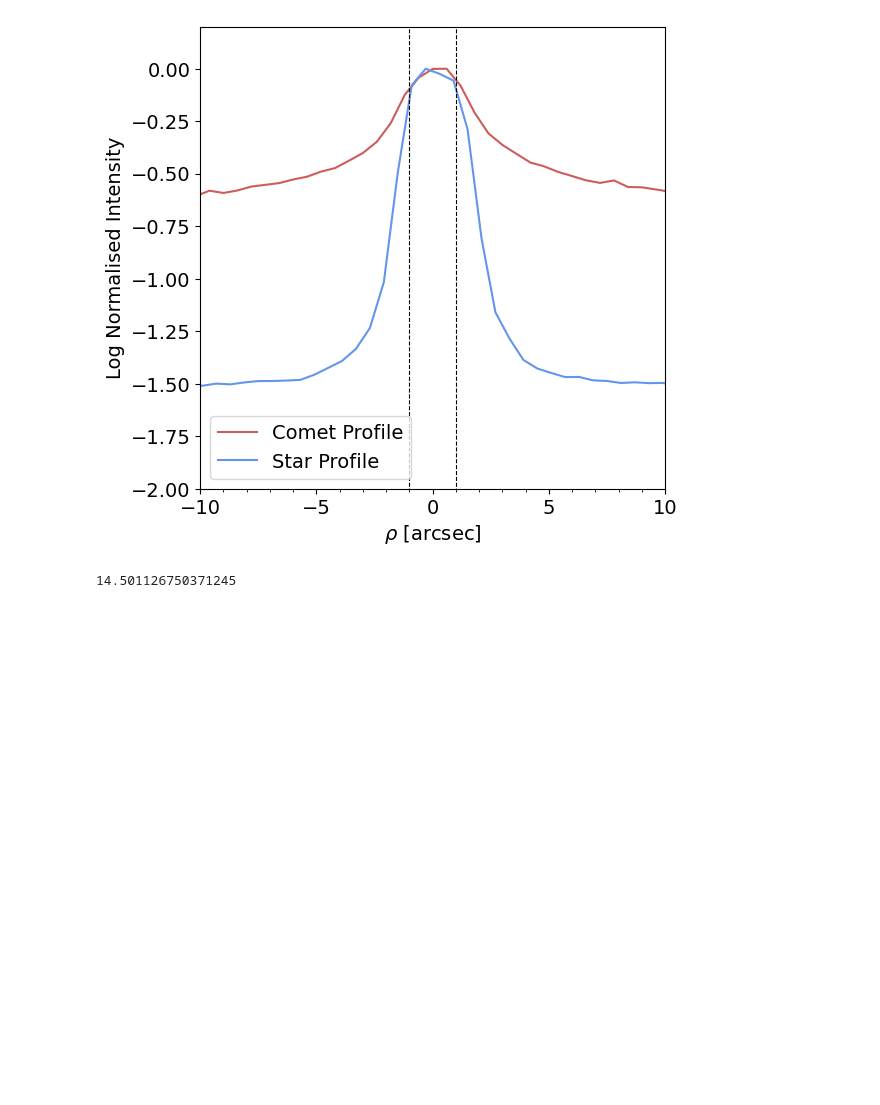
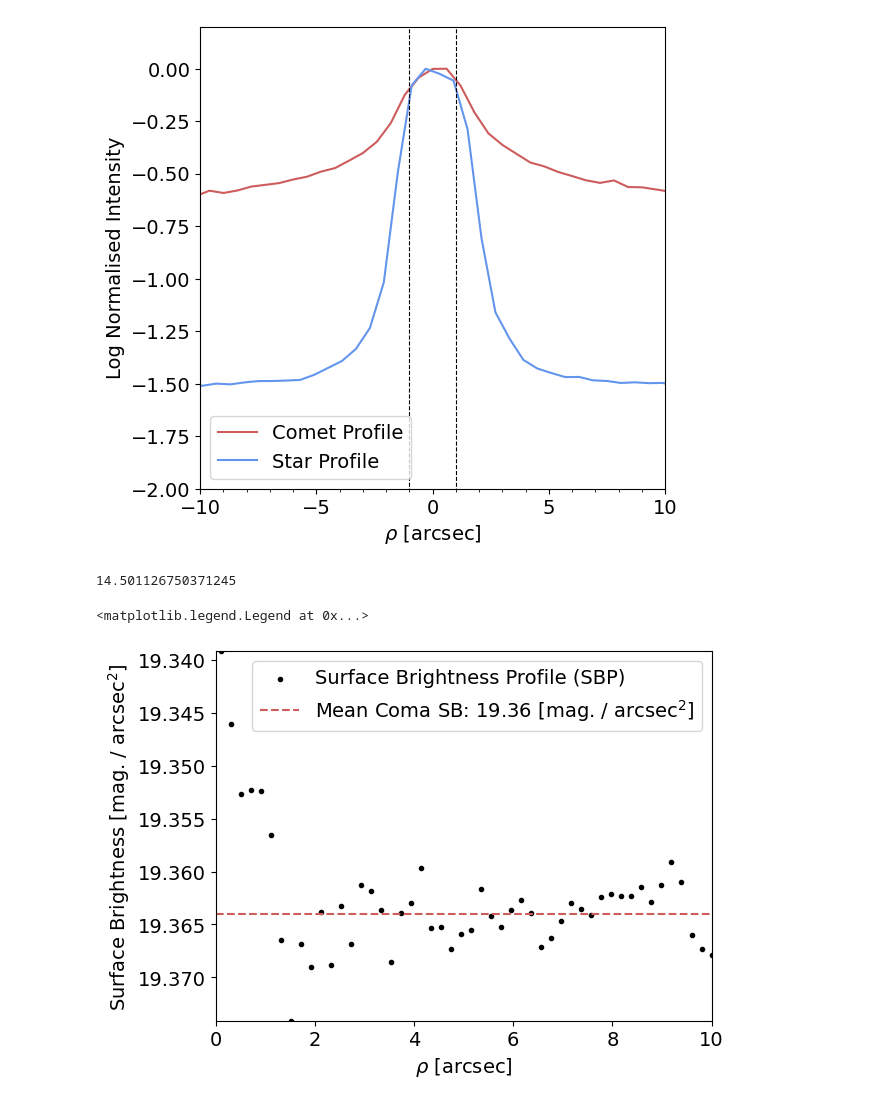
Before and after one commit to daraghhollman/Comet62P-Tsuchinshan, a Jupyter notebook: Scripts/nucleusRadius.ipynb, the cells around one changed output. Drawn from its saved outputs; the diff is of its cells as text; code cells hidden in the pictures; blank space fills up the shorter version.

```diff
--- a/Scripts/nucleusRadius.ipynb
+++ b/Scripts/nucleusRadius.ipynb
@@ -155 +155,42 @@ print(comaCorrection)
+# %%
+# Making surface brightness profile
+
+rZeroPoint = 20.32
+rZeroPointError = 0.10
+
+annulusSize = 0.1 # arcsec
+minRad = annulusSize
+maxRad = 10
+annulusRadii = np.linspace(minRad, maxRad, 50)#round(maxRad / annulusSize))
+
+innerRadii = [ArcsecToPx(el - annulusSize / 2) for el in annulusRadii]
+outerRadii = [ArcsecToPx(el + annulusSize / 2) for el in annulusRadii]
+
+areas = [np.pi * (outer**2 - inner**2) for outer, inner in zip(outerRadii, innerRadii)]
+
+apertures = [CircularAnnulus(cometCentre, inner, outer) for outer, inner in zip(outerRadii, innerRadii)]
+
+phot_table = aperture_photometry(cometImage, apertures)
+
+sbp = [-2.5 * np.log10(phot_table[0][i+3] / (120 * areas[i])) + rZeroPoint for i in range(len(annulusRadii))]
+
+# Plotting
+
+fig, ax = plt.subplots()
+
+ax.scatter(annulusRadii, sbp, marker=".", color="black", label="Surface Brightness Profile (SBP)")
+ax.set_xlabel(r"$\rho$ [arcsec]")
+ax.set_ylabel(r"Surface Brightness [mag. / arcsec$^2$]")
+plt.gca().invert_yaxis()
+
+# Fitting to the flat part to find coma correction
+comaStartIndex = 11
+surfaceBrightness = ufloat(np.mean(sbp[comaStartIndex:]), np.std(sbp[comaStartIndex:]))
+
+ax.hlines([surfaceBrightness.n], xmin=0, xmax=maxRad, colors="indianred", ls="dashed", label=f"Mean Coma SB: {surfaceBrightness.n:.2f} [mag. / arcsec" + r"$^2$]")
+ax.margins(0)
+ax.legend()
+# %% [output]
+<matplotlib.legend.Legend at 0x...>
+[figure, added]
 # %%
```
Also changed, not shown: parts of 4 cells of this notebook, 2 other files.
